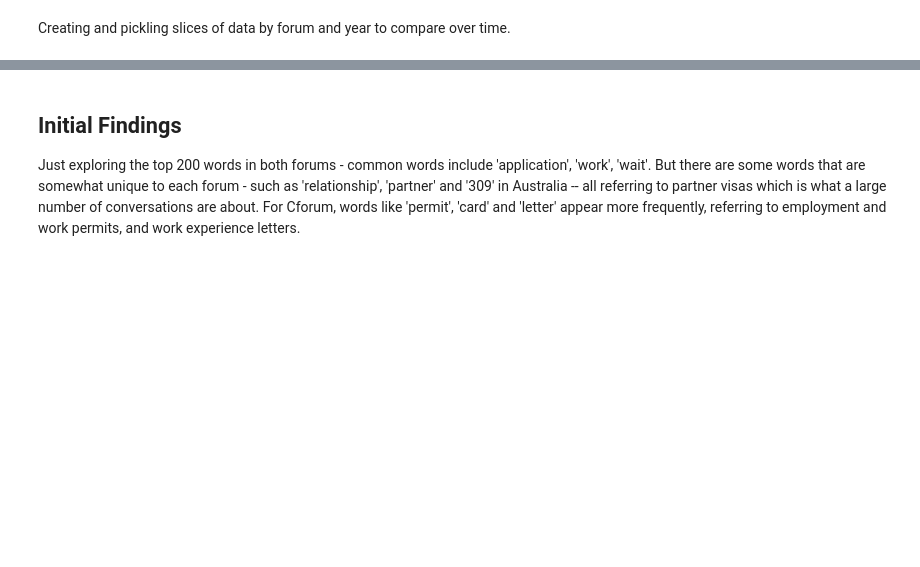
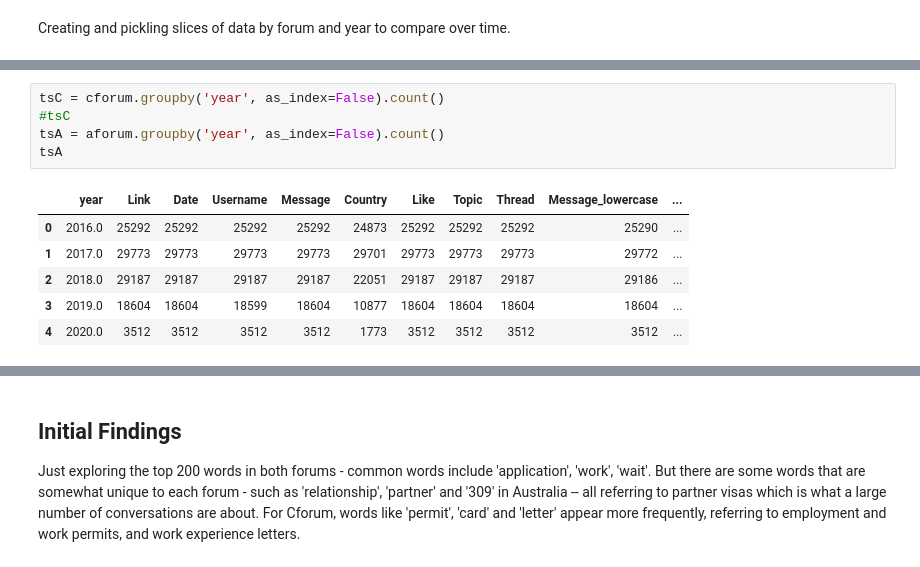
Before and after one commit to mkkhanzadi/AFdataanalysis, a Jupyter notebook: ComparativeDataAnalysis/Comparative 2.ipynb, the cells around one changed output, grey strips where cells are left out. Saved outputs shown, nothing was run; the diff lists cells and outputs as text; blank space fills up the shorter version.

```diff
--- a/ComparativeDataAnalysis/Comparative 2.ipynb
+++ b/ComparativeDataAnalysis/Comparative 2.ipynb
@@ -487,0 +275,12 @@ dtype: int64
+# %%
+tsC = cforum.groupby('year', as_index=False).count()
+#tsC
+tsA = aforum.groupby('year', as_index=False).count()
+tsA
+# %% [output]
+|  | year | Link | Date | Username | Message | Country | Like | Topic | Thread | Message_lowercase | ... |
+| 0 | 2016.0 | 25292 | 25292 | 25292 | 25292 | 24873 | 25292 | 25292 | 25292 | 25290 | ... |
+| 1 | 2017.0 | 29773 | 29773 | 29773 | 29773 | 29701 | 29773 | 29773 | 29773 | 29772 | ... |
+| 2 | 2018.0 | 29187 | 29187 | 29187 | 29187 | 22051 | 29187 | 29187 | 29187 | 29186 | ... |
+| 3 | 2019.0 | 18604 | 18604 | 18599 | 18604 | 10877 | 18604 | 18604 | 18604 | 18604 | ... |
+| 4 | 2020.0 | 3512 | 3512 | 3512 | 3512 | 1773 | 3512 | 3512 | 3512 | 3512 | ... |
```
Also changed, not shown: parts of 61 cells of this notebook.
